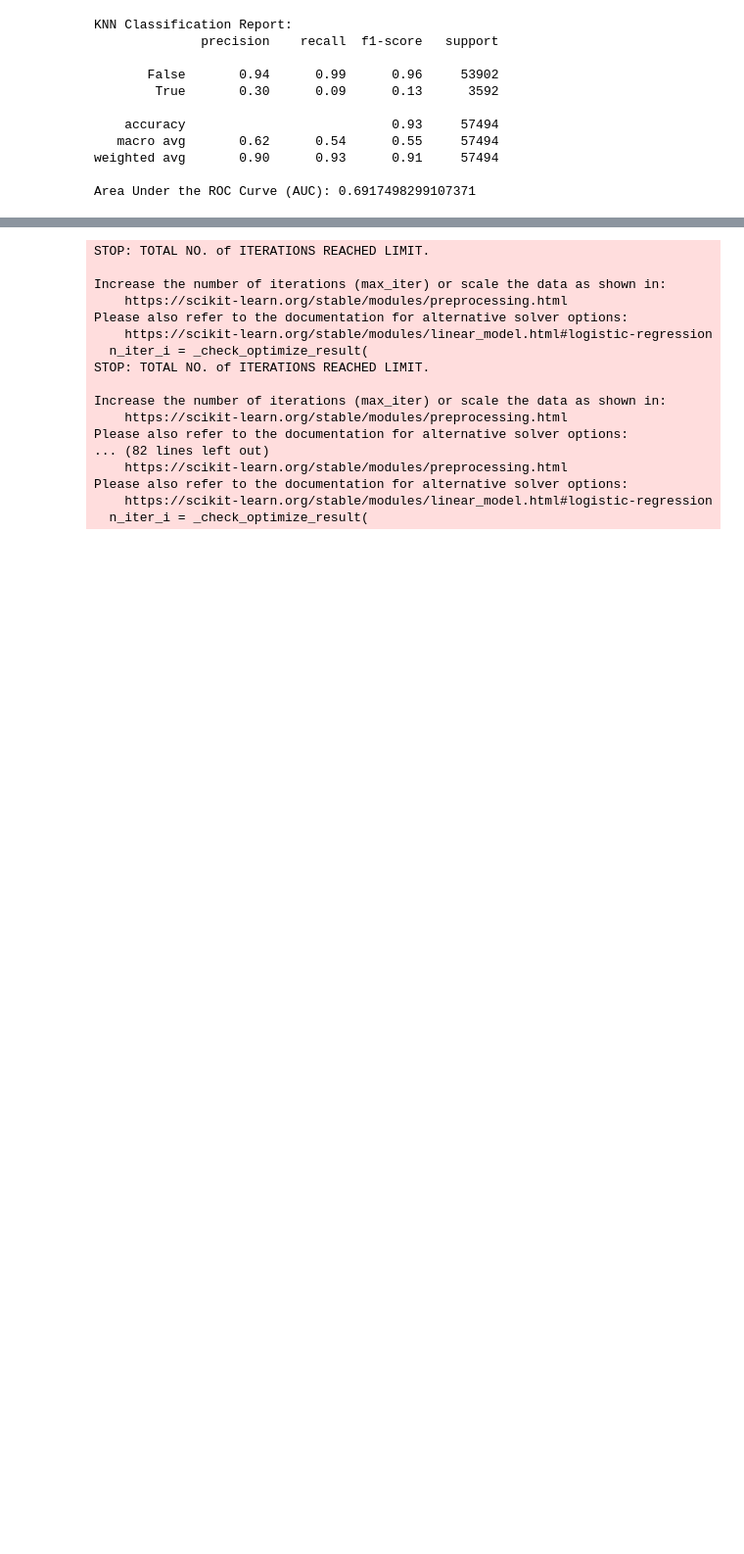
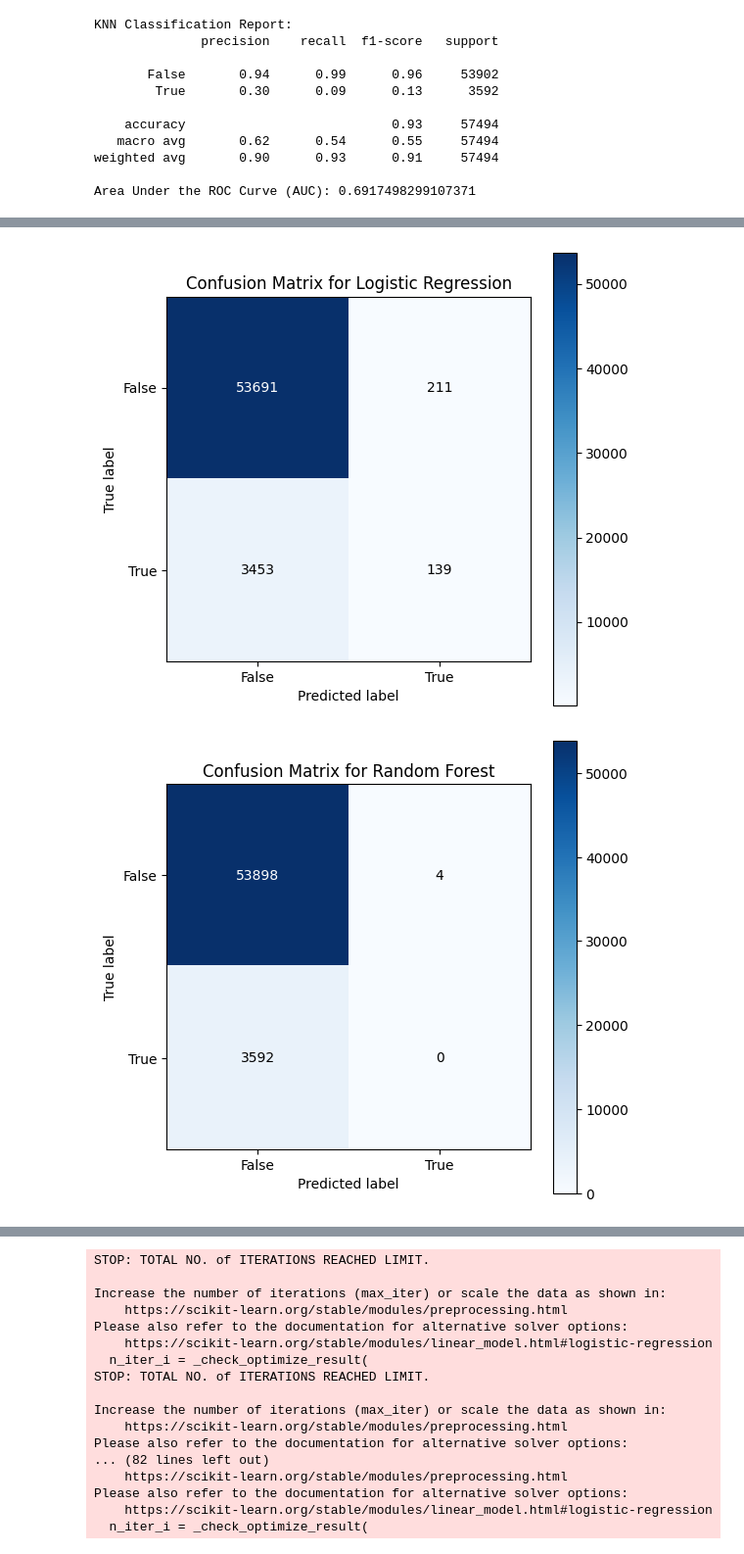
Before and after one commit to JoelManYunLee/Raptors_3_point_predictor, a Jupyter notebook: models.ipynb, the cells around one changed output, grey strips where cells are left out. Shown: that part at 98% size. Drawn from its saved outputs; the diff is of its cells as text; code cells hidden in the pictures; blank space fills up the shorter version.

```diff
--- a/models.ipynb
+++ b/models.ipynb
@@ -407,0 +463,40 @@ plot_calibration_curves(models, X, y)
+# %%
+# Function to plot confusion matrices for each model
+def plot_confusion_matrices(models, X, y):
+    for name, model in models.items():
+        # Fit the model if it's KNN
+        if name == 'KNN':
+            model.fit(X, y)  # Fit KNN model before predicting
+
+        # Make cross-validated predictions
+        y_pred = cross_val_predict(model, X, y, cv=KFold())
+
+        # Calculate confusion matrix
+        cm = confusion_matrix(y, y_pred)
+
+        # Plot confusion matrix with counts
+        plt.figure(figsize=(6, 6))
+        plt.imshow(cm, interpolation='nearest', cmap=plt.cm.Blues)
+        plt.title(f'Confusion Matrix for {name}')
+        plt.colorbar()
+        tick_marks = np.arange(len(np.unique(y)))
+        plt.xticks(tick_marks, np.unique(y))
+        plt.yticks(tick_marks, np.unique(y))
+
+        # Add text annotations
+        thresh = cm.max() / 2.
+        for i in range(cm.shape[0]):
+            for j in range(cm.shape[1]):
+                plt.text(j, i, format(cm[i, j], 'd'),
+                         ha="center", va="center",
+                         color="white" if cm[i, j] > thresh else "black")
+
+        plt.xlabel('Predicted label')
+        plt.ylabel('True label')
+        plt.show()
+
+# Call the function to plot confusion matrices
+plot_confusion_matrices(models, X, y)
+# %% [output]
+[figure, added]
+[figure, added]
```
Also changed, not shown: parts of 10 cells of this notebook.
